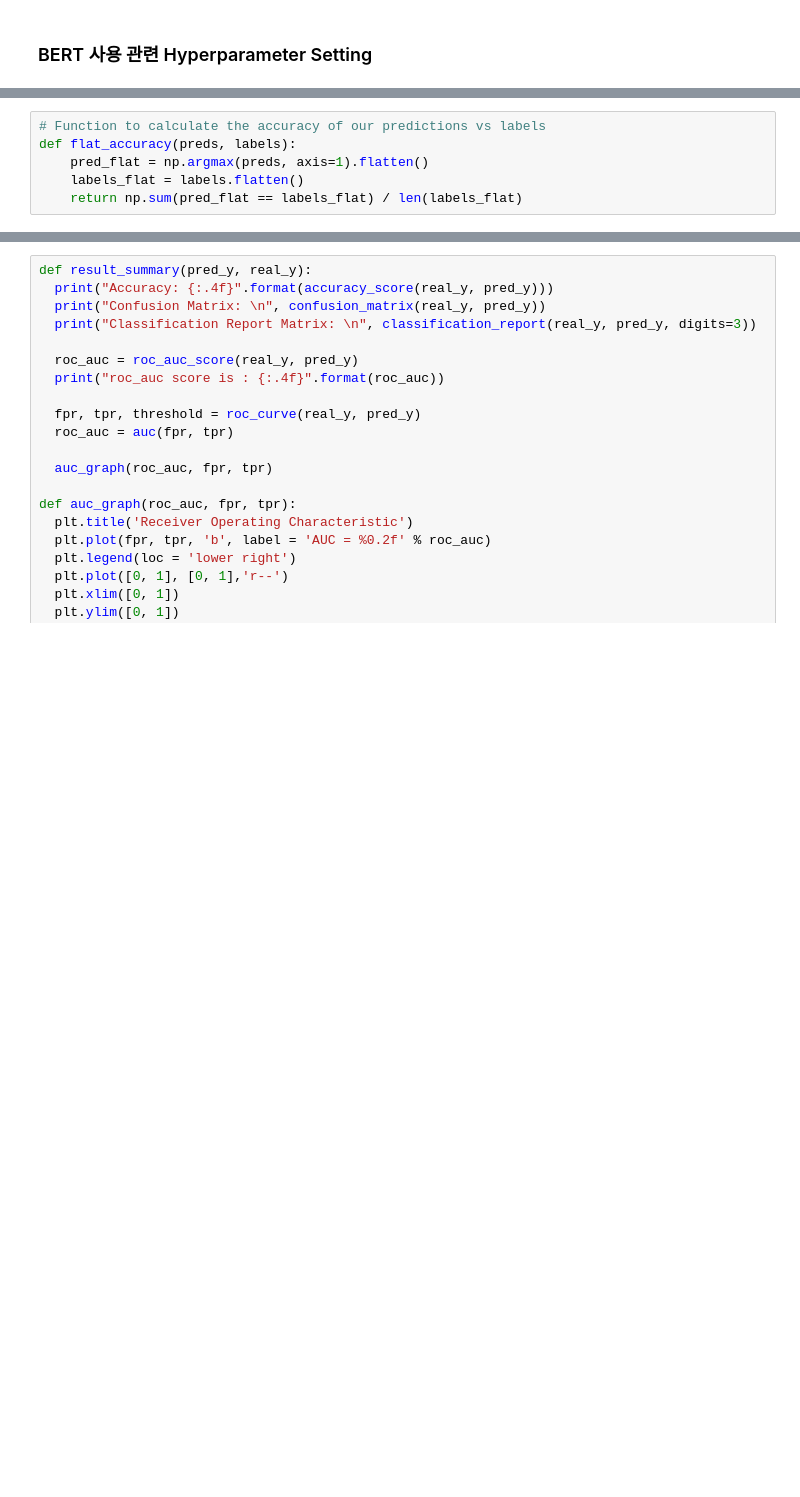
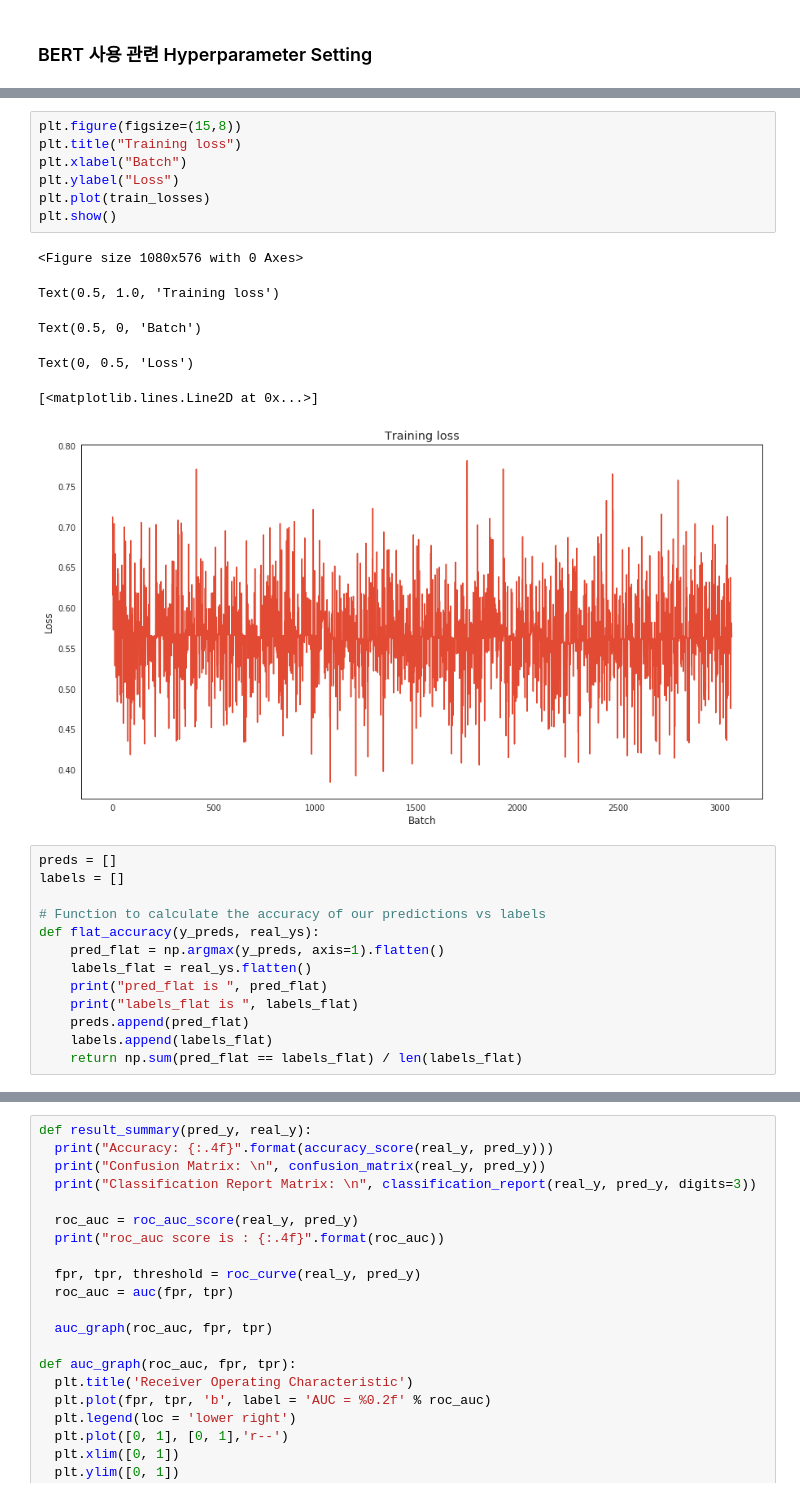
Before and after one commit to jaehyun0220/Colab, a Jupyter notebook: MediaContensAnalysis_Bert_Final.ipynb, the cells around one changed output, grey strips where cells are left out. Saved outputs shown, nothing was run; the diff lists cells and outputs as text; blank space fills up the shorter version.

```diff
--- a/MediaContensAnalysis_Bert_Final.ipynb
+++ b/MediaContensAnalysis_Bert_Final.ipynb
@@ -494,6 +601,27 @@ t_total value of -1 results in schedule not being applied
+# %%
+plt.figure(figsize=(15,8))
+plt.title("Training loss")
+plt.xlabel("Batch")
+plt.ylabel("Loss")
+plt.plot(train_losses)
+plt.show()
+# %% [output]
+<Figure size 1080x576 with 0 Axes>
+Text(0.5, 1.0, 'Training loss')
+Text(0.5, 0, 'Batch')
+Text(0, 0.5, 'Loss')
+[<matplotlib.lines.Line2D at 0x...>]
+[figure, added]
 # %%
+preds = []
+labels = []
+
 # Function to calculate the accuracy of our predictions vs labels
-def flat_accuracy(preds, labels):
-    pred_flat = np.argmax(preds, axis=1).flatten()
-    labels_flat = labels.flatten()
+def flat_accuracy(y_preds, real_ys):
+    pred_flat = np.argmax(y_preds, axis=1).flatten()
+    labels_flat = real_ys.flatten()
+    print("pred_flat is ", pred_flat)
+    print("labels_flat is ", labels_flat)
+    preds.append(pred_flat)
+    labels.append(labels_flat)
     return np.sum(pred_flat == labels_flat) / len(labels_flat)
```
Also changed, not shown: parts of 55 cells of this notebook.
